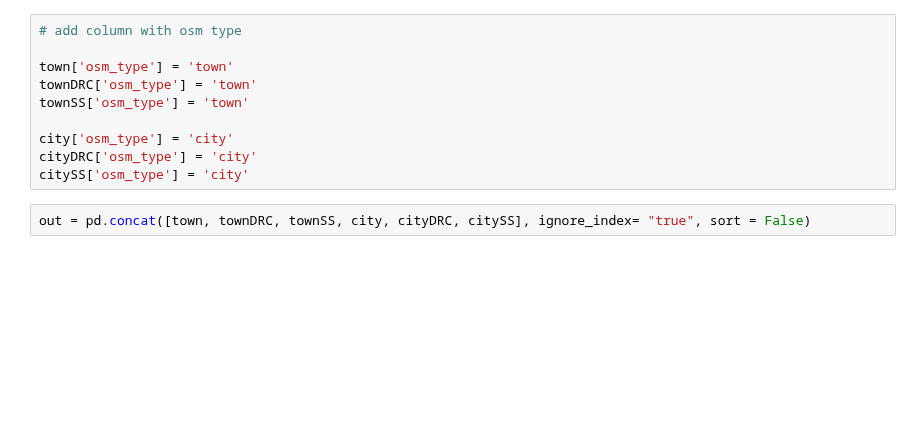
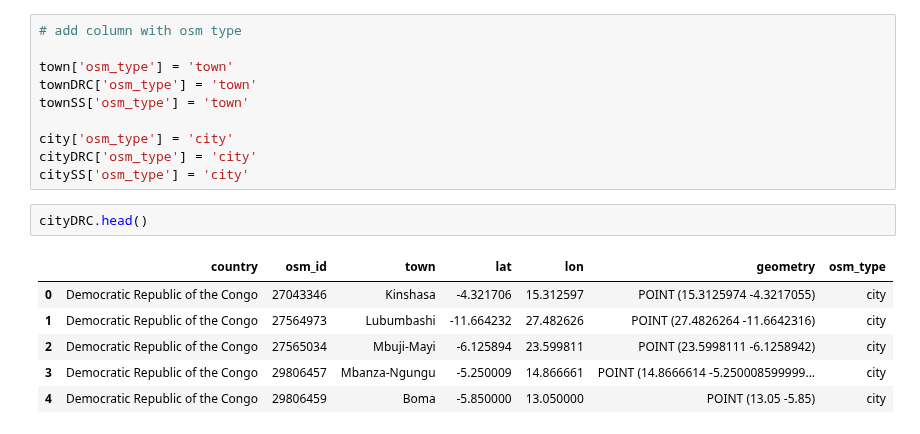
Before and after one commit to cascadet/AfricaUrbanPop, a Jupyter notebook: notebooks/jupyter/ERL19/Clean_Data.ipynb, the cells around one changed output. Cells and saved outputs as stored; diff of their text form; blank space fills up the shorter version.

```diff
--- a/notebooks/jupyter/ERL19/Clean_Data.ipynb
+++ b/notebooks/jupyter/ERL19/Clean_Data.ipynb
@@ -53,5 +56,12 @@ townSS['osm_type'] = 'town'
 city['osm_type'] = 'city'
 cityDRC['osm_type'] = 'city'
 citySS['osm_type'] = 'city'
-# %%
-out = pd.concat([town, townDRC, townSS, city, cityDRC, citySS], ignore_index= "true", sort = False)
+# %%
+cityDRC.head()
+# %% [output]
+|  | country | osm_id | town | lat | lon | geometry | osm_type |
+| 0 | Democratic Republic of the Congo | 27043346 | Kinshasa | -4.321706 | 15.312597 | POINT (15.3125974 -4.3217055) | city |
+| 1 | Democratic Republic of the Congo | 27564973 | Lubumbashi | -11.664232 | 27.482626 | POINT (27.4826264 -11.6642316) | city |
+| 2 | Democratic Republic of the Congo | 27565034 | Mbuji-Mayi | -6.125894 | 23.599811 | POINT (23.5998111 -6.1258942) | city |
+| 3 | Democratic Republic of the Congo | 29806457 | Mbanza-Ngungu | -5.250009 | 14.866661 | POINT (14.8666614 -5.250008599999... | city |
+| 4 | Democratic Republic of the Congo | 29806459 | Boma | -5.850000 | 13.050000 | POINT (13.05 -5.85) | city |
```
Also changed, not shown: parts of 9 cells of this notebook, 6 other files.
